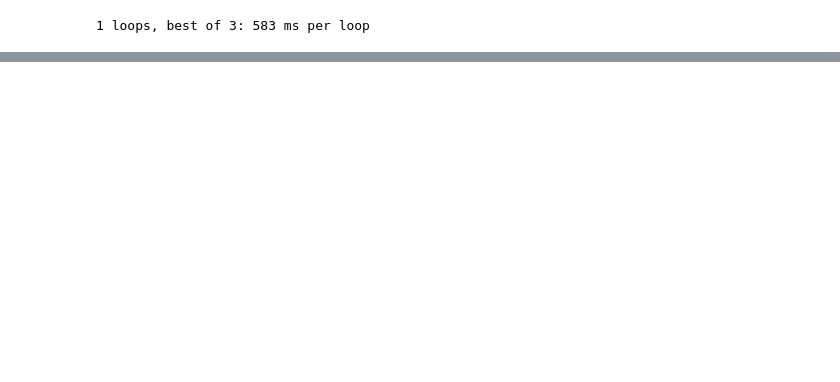
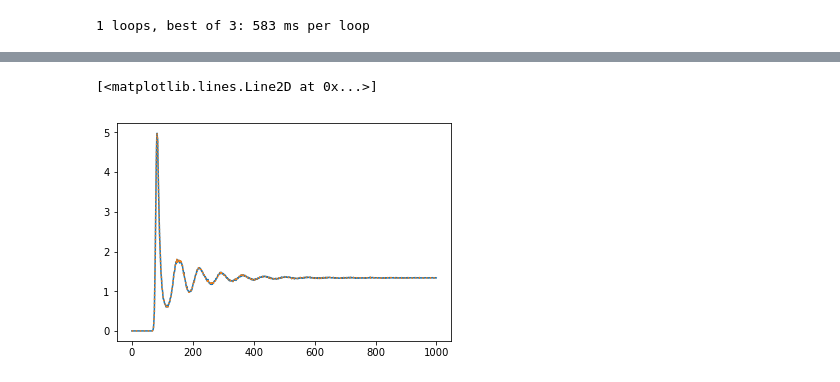
Before and after one commit to MathieuLeocmach/colloids, a Jupyter notebook: python/colloids/cython/boo.ipynb, the cells around one changed output, grey strips where cells are left out. Cells and saved outputs as stored; diff of their text form; code cells hidden in the pictures; blank space fills up the shorter version.

```diff
--- a/python/colloids/cython/boo.ipynb
+++ b/python/colloids/cython/boo.ipynb
@@ -868,0 +876,35 @@ hq, g = gG_l(pos, qlm, is_center, Nbins=250, maxdist=30.0)
+# %%
+%%cython --annotate
+import numpy as np
+cimport numpy as np
+cimport cython
+from libc.math cimport sqrt, floor
+
+@cython.boundscheck(False) # turn off bounds-checking for entire function
+@cython.wraparound(False)  # turn off negative index wrapping for entire function
+@cython.cdivision(True) # turn off division by zero checking for entire function
+def cython_get_mono_rdf(
+    np.ndarray[np.float64_t, ndim=2] pos,
+    int Nbins,
+    float L
+):
+    cdef float maxdist = L/2.0
+    cdef np.ndarray[np.int64_t, ndim=2] g = np.zeros((pos.shape[0], Nbins), np.int64)
+    #conversion factor between indices and bins
+    cdef float l2r = Nbins/maxdist
+    cdef int i,j, r, d
+    cdef float dist, diff
+    for i in range(pos.shape[0]):
+        for j in range(pos.shape[0]):
+            if j==i:
+                continue
+            dist = 0
+            for d in range(pos.shape[1]):
+                diff = pos[i,d] - pos[j,d]
+                diff -= L * floor(diff /L + 0.5)
+                dist += diff*diff
+            dist = sqrt(dist)
+            r = int(dist * l2r)
+            if r<Nbins:
+                g[i,r] += 1
+    return g
@@ -868,0 +926,8 @@ hq, g = gG_l(pos, qlm, is_center, Nbins=250, maxdist=30.0)
+# %%
+g4 = cython_get_mono_rdf(pos[:,:-1], 1000, 203.0)
+# %%
+plt.plot(g2.mean(0)*203**3/len(pos)/(4/3*np.pi*np.diff((np.arange(1001)/1001.*203./2)**3)))
+plt.plot(g4.mean(0)*203**3/len(pos)/(4/3*np.pi*np.diff((np.arange(1001)/1001.*203./2)**3)), ls=':')
+# %% [output]
+[<matplotlib.lines.Line2D at 0x...>]
+[figure, added]
```
Also changed, not shown: parts of 19 cells of this notebook, 1 other file.
